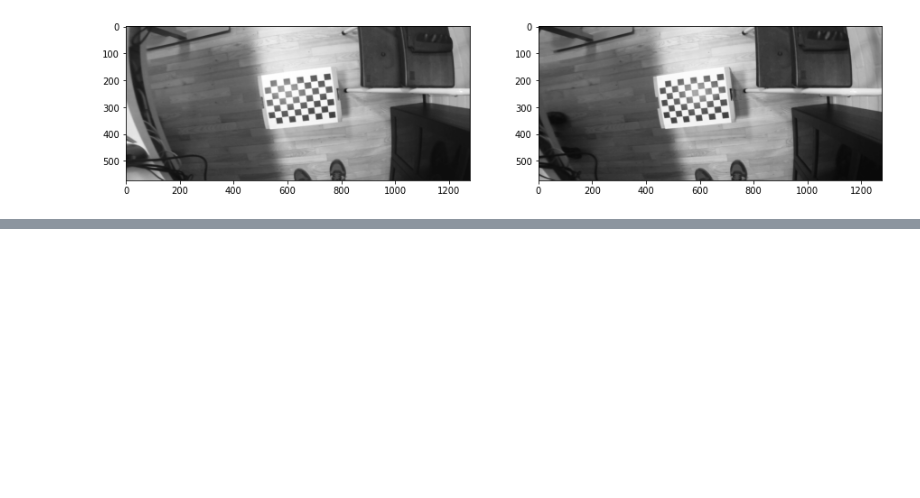
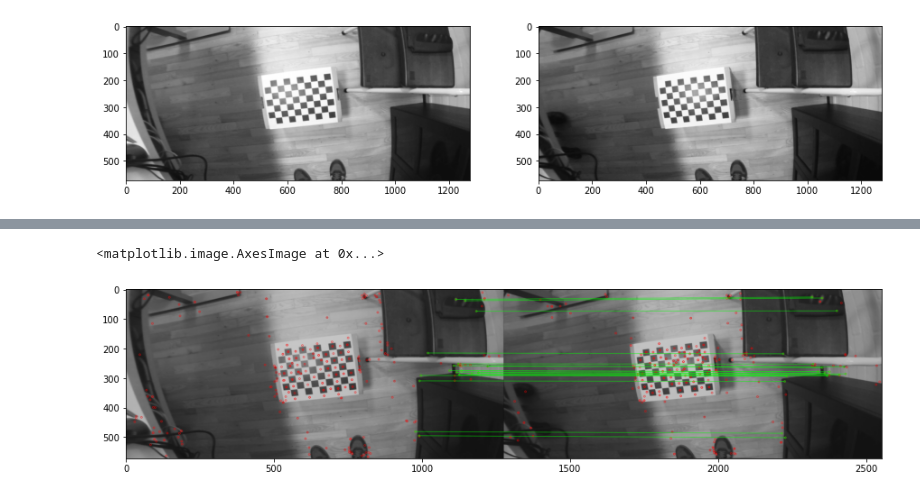
Before and after one commit to aswinanilvarkey96/perception-for-autonomous-systems, a Jupyter notebook: notebooks/week_4/project/mini-project-4.ipynb, the cells around one changed output, grey strips where cells are left out. Cells and saved outputs as stored; diff of their text form; code cells hidden in the pictures; blank space fills up the shorter version.

```diff
--- a/notebooks/week_4/project/mini-project-4.ipynb
+++ b/notebooks/week_4/project/mini-project-4.ipynb
@@ -99,0 +116,40 @@ axarr[1].imshow(gray_right_undistort)
+# %%
+
+# Match keypoints in both images
+# Based on: https://docs.opencv.org/master/dc/dc3/tutorial_py_matcher.html
+FLANN_INDEX_KDTREE = 1
+index_params = dict(algorithm=FLANN_INDEX_KDTREE, trees=5)
+search_params = dict(checks=50)   # or pass empty dictionary
+flann = cv2.FlannBasedMatcher(index_params, search_params)
+matches = flann.knnMatch(des1, des2, k=2)
+
+# Keep good matches: calculate distinctive image features
+# Lowe, D.G. Distinctive Image Features from Scale-Invariant Keypoints. International Journal of Computer Vision 60, 91–110 (2004). https://doi.org/10.1023/B:VISI.0000029664.99615.94
+# https://www.cs.ubc.ca/~lowe/papers/ijcv04.pdf
+matchesMask = [[0, 0] for i in range(len(matches))]
+good = []
+pts1 = []
+pts2 = []
+
+for i, (m, n) in enumerate(matches):
+    if m.distance < 0.7*n.distance:
+        # Keep this keypoint pair
+        matchesMask[i] = [1, 0]
+        good.append(m)
+        pts2.append(kp2[m.trainIdx].pt)
+        pts1.append(kp1[m.queryIdx].pt)
+# %%
+# Draw the keypoint matches between both pictures
+# Still based on: https://docs.opencv.org/master/dc/dc3/tutorial_py_matcher.html
+draw_params = dict(matchColor=(0, 255, 0),
+                   singlePointColor=(255, 0, 0),
+                   matchesMask=matchesMask[300:500],
+                   flags=cv2.DrawMatchesFlags_DEFAULT)
+
+keypoint_matches = cv2.drawMatchesKnn(
+    img1, kp1, img2, kp2, matches[300:500], None, **draw_params)
+plt.figure(figsize=(15,15))
+plt.imshow(keypoint_matches)
+# %% [output]
+<matplotlib.image.AxesImage at 0x...>
+[figure, added]
```
Also changed, not shown: parts of 8 cells of this notebook.
